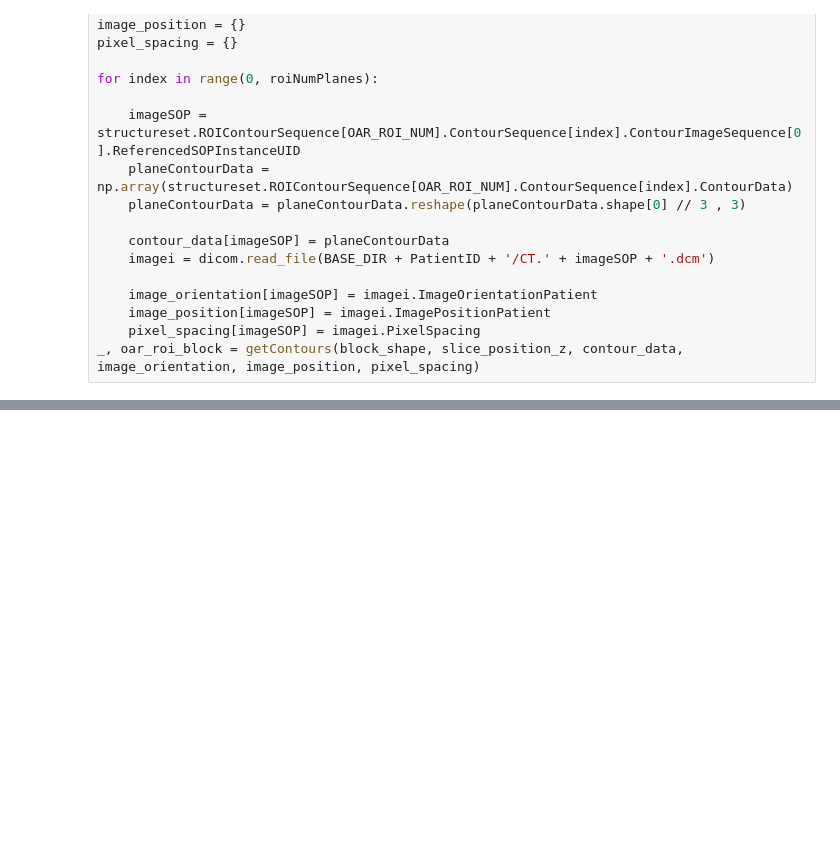
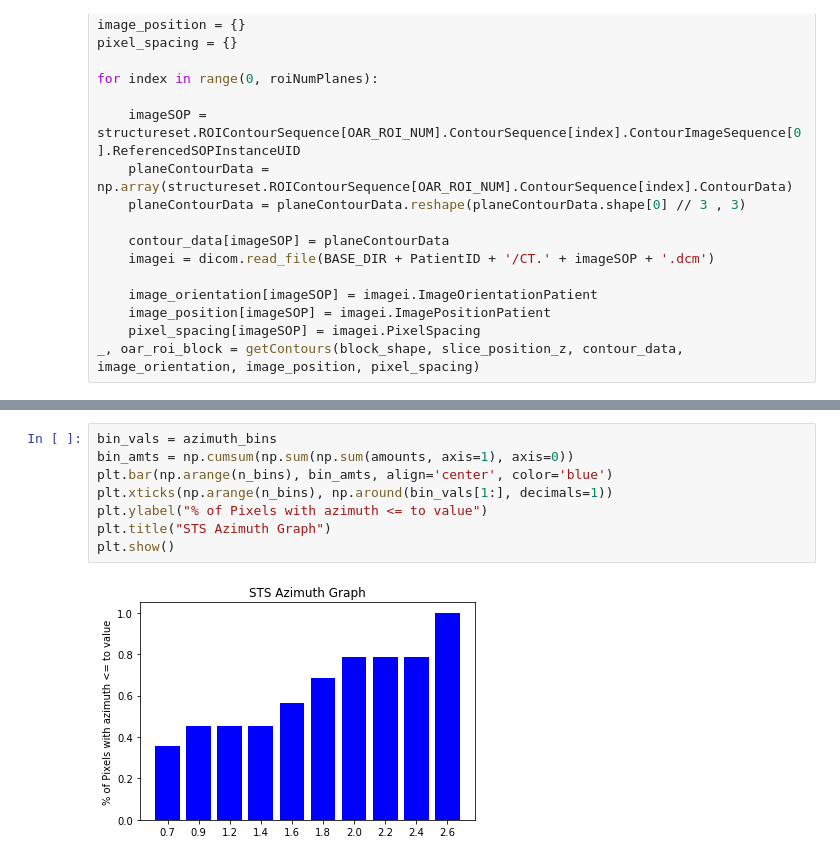
Before and after one commit to menglisa/RadiationTherapyDecisionSupport, a Jupyter notebook: Python/STS/getSTShistogram.ipynb, the cells around one changed output, grey strips where cells are left out. Cells and saved outputs as stored; diff of their text form; blank space fills up the shorter version.

```diff
--- a/Python/STS/getSTShistogram.ipynb
+++ b/Python/STS/getSTShistogram.ipynb
@@ -133,0 +122,10 @@ amounts = amounts/getVolume(ptv_roi_block)
+# %%
+bin_vals = azimuth_bins
+bin_amts = np.cumsum(np.sum(np.sum(amounts, axis=1), axis=0))
+plt.bar(np.arange(n_bins), bin_amts, align='center', color='blue')
+plt.xticks(np.arange(n_bins), np.around(bin_vals[1:], decimals=1))
+plt.ylabel("% of Pixels with azimuth <= to value")
+plt.title("STS Azimuth Graph")
+plt.show()
+# %% [output]
+[figure, added]
```
Also changed, not shown: parts of 16 cells of this notebook, 12 other files.
